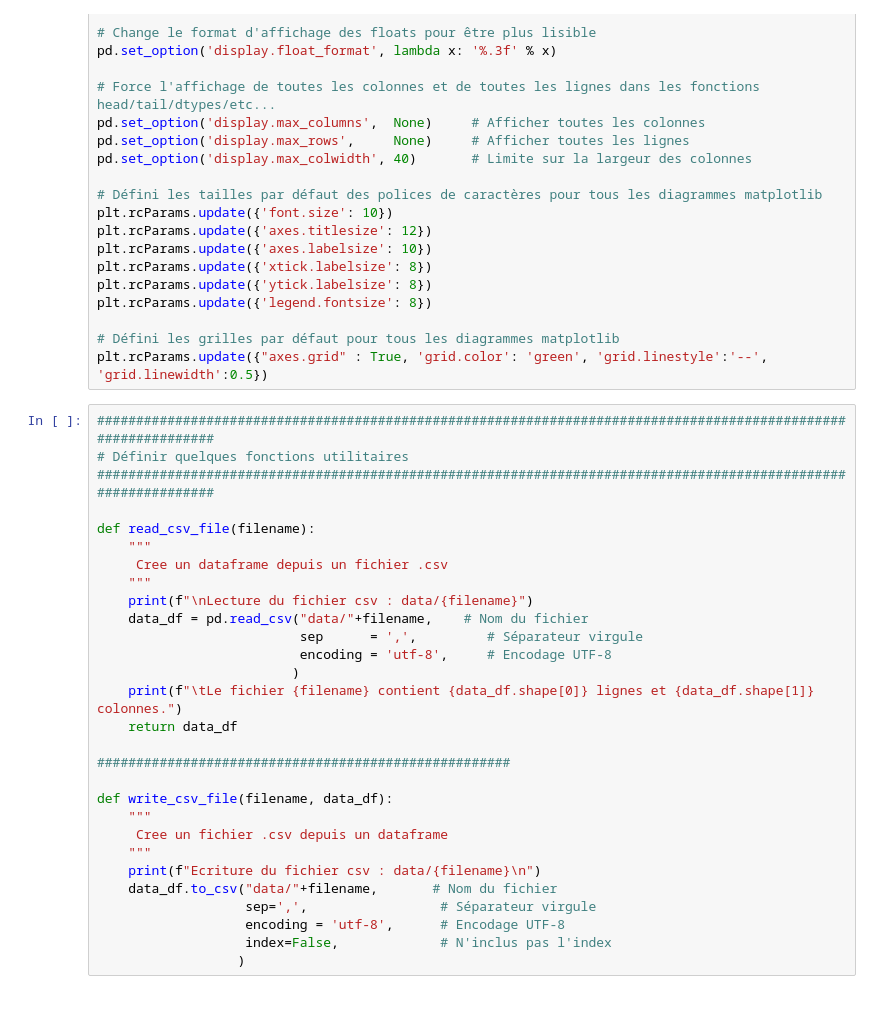
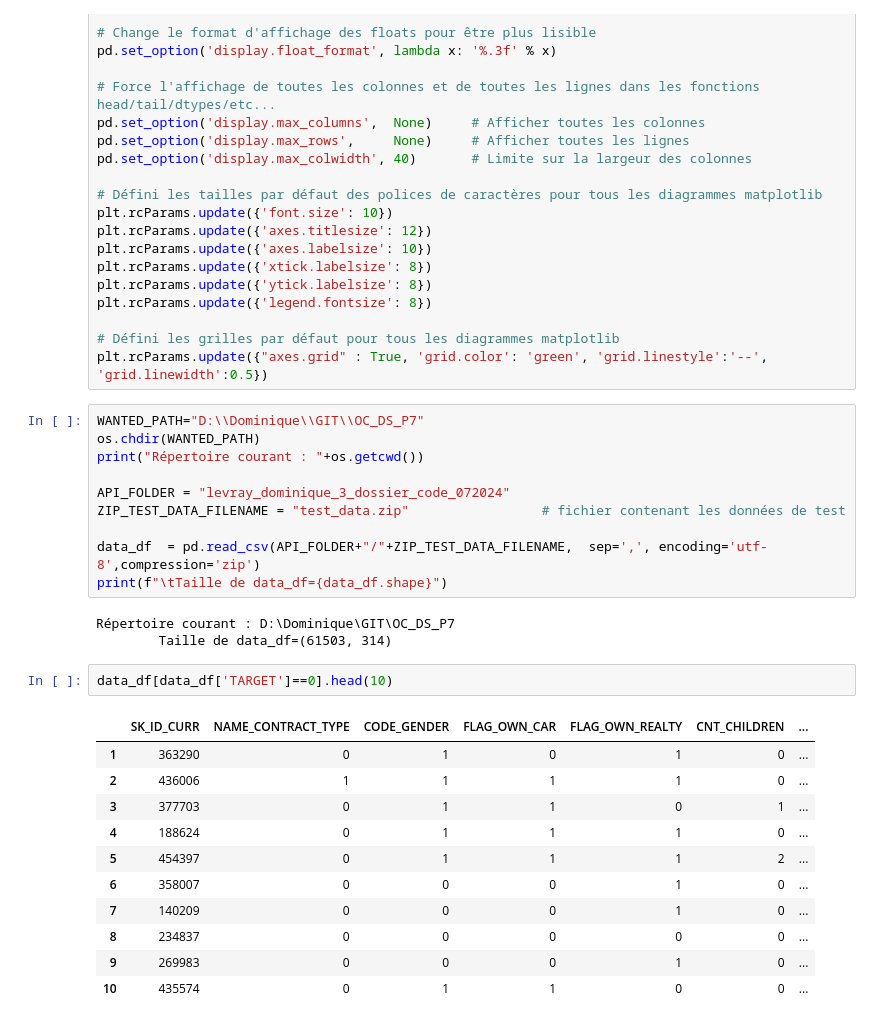
Before and after one commit to LEVRAYdominique/OC_DS_P7pub, a Jupyter notebook: levray_dominique_5_test_api_072024.ipynb, the cells around one changed output. Drawn from its saved outputs; the diff is of its cells as text.

```diff
--- a/levray_dominique_5_test_api_072024.ipynb
+++ b/levray_dominique_5_test_api_072024.ipynb
@@ -39,32 +39,30 @@ plt.rcParams.update({'legend.fontsize': 8})
 
 # Défini les grilles par défaut pour tous les diagrammes matplotlib
 plt.rcParams.update({"axes.grid" : True, 'grid.color': 'green', 'grid.linestyle':'--', 'grid.linewidth':0.5})
-# %%
-###############################################################################################################
-# Définir quelques fonctions utilitaires
-###############################################################################################################
-
-def read_csv_file(filename):
-    """
-     Cree un dataframe depuis un fichier .csv
-    """
-    print(f"\nLecture du fichier csv : data/{filename}")
-    data_df = pd.read_csv("data/"+filename,    # Nom du fichier
-                          sep      = ',',         # Séparateur virgule
-                          encoding = 'utf-8',     # Encodage UTF-8
-                         )
-    print(f"\tLe fichier {filename} contient {data_df.shape[0]} lignes et {data_df.shape[1]} colonnes.")
-    return data_df
-
-#####################################################
-
-def write_csv_file(filename, data_df):
-    """
-     Cree un fichier .csv depuis un dataframe
-    """
-    print(f"Ecriture du fichier csv : data/{filename}\n")
-    data_df.to_csv("data/"+filename,       # Nom du fichier
-                   sep=',',                 # Séparateur virgule
-                   encoding = 'utf-8',      # Encodage UTF-8
-                   index=False,             # N'inclus pas l'index
-                  )
+# %%
+WANTED_PATH="D:\\Dominique\\GIT\\OC_DS_P7"
+os.chdir(WANTED_PATH)
+print("Répertoire courant : "+os.getcwd())
+
+API_FOLDER = "levray_dominique_3_dossier_code_072024"
+ZIP_TEST_DATA_FILENAME = "test_data.zip"                 # fichier contenant les données de test
+
+data_df  = pd.read_csv(API_FOLDER+"/"+ZIP_TEST_DATA_FILENAME,  sep=',', encoding='utf-8',compression='zip')
+print(f"\tTaille de data_df={data_df.shape}")
+# %% [output]
+Répertoire courant : D:\Dominique\GIT\OC_DS_P7
+        Taille de data_df=(61503, 314)
+# %%
+data_df[data_df['TARGET']==0].head(10)
+# %% [output]
+|  | SK_ID_CURR | NAME_CONTRACT_TYPE | CODE_GENDER | FLAG_OWN_CAR | FLAG_OWN_REALTY | CNT_CHILDREN | ... |
+| 1 | 363290 | 0 | 1 | 0 | 1 | 0 | ... |
+| 2 | 436006 | 1 | 1 | 1 | 1 | 0 | ... |
+| 3 | 377703 | 0 | 1 | 1 | 0 | 1 | ... |
+| 4 | 188624 | 0 | 1 | 1 | 1 | 0 | ... |
+| 5 | 454397 | 0 | 1 | 1 | 1 | 2 | ... |
+| 6 | 358007 | 0 | 0 | 0 | 1 | 0 | ... |
+| 7 | 140209 | 0 | 0 | 0 | 1 | 0 | ... |
+| 8 | 234837 | 0 | 0 | 0 | 0 | 0 | ... |
+| 9 | 269983 | 0 | 0 | 0 | 1 | 0 | ... |
+| 10 | 435574 | 0 | 1 | 1 | 0 | 0 | ... |
```
Also changed, not shown: 3 other files.
